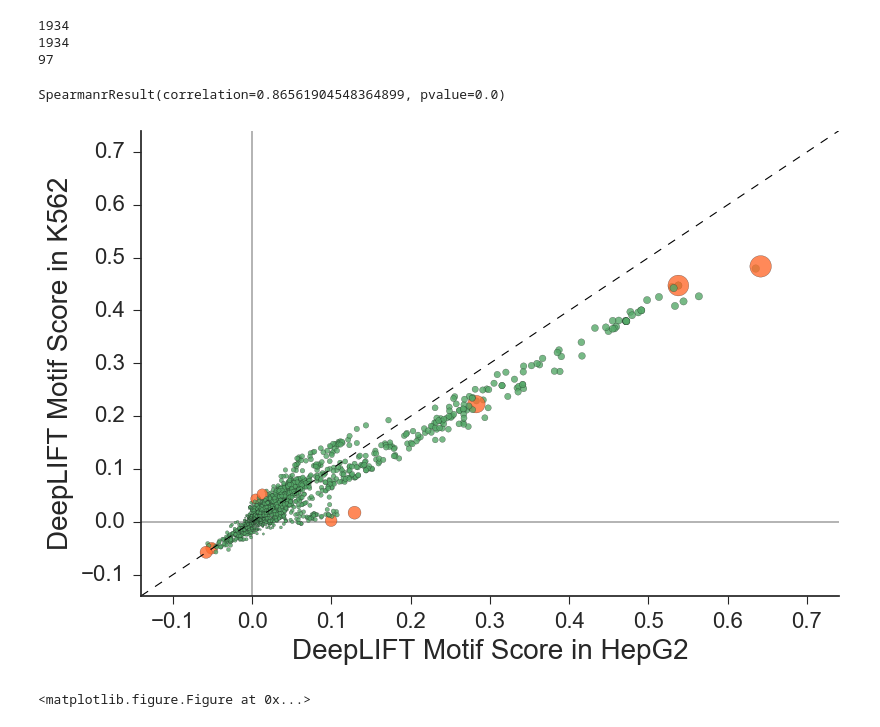
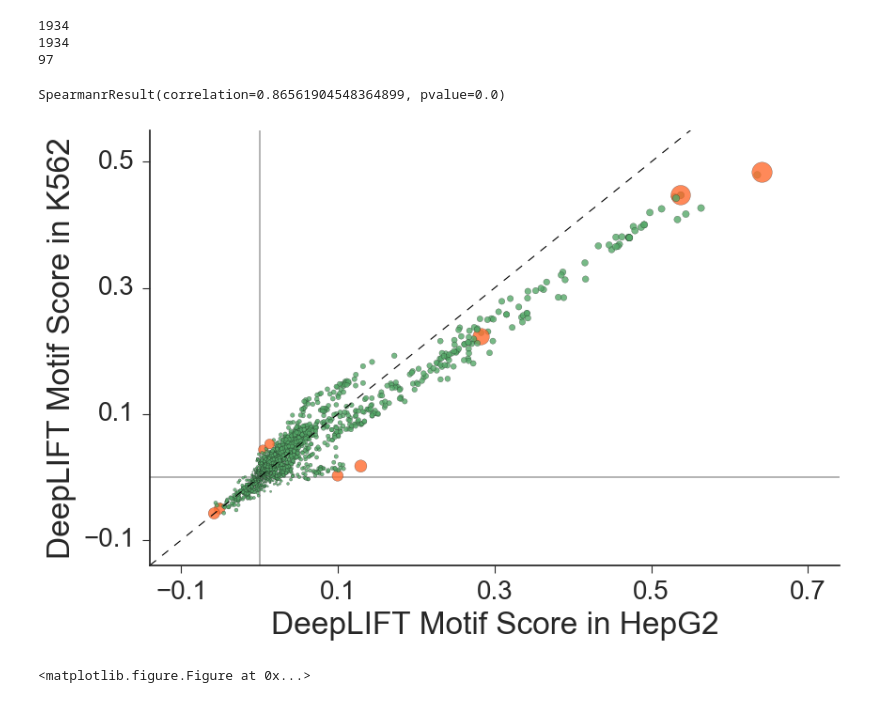
Before and after one commit to kundajelab/mpra, a Jupyter notebook: deeplearn/scripts/Sharpr DeepLIFT Scoring Validation.ipynb, the cells around one changed output. Saved outputs shown, nothing was run; the diff lists cells and outputs as text; code cells hidden in the pictures.

```diff
--- a/deeplearn/scripts/Sharpr DeepLIFT Scoring Validation.ipynb
+++ b/deeplearn/scripts/Sharpr DeepLIFT Scoring Validation.ipynb
@@ -914,7 +912,8 @@ modelName = "record_13_model_bgGhy_"
 
 task_to_deeplift_contribs = OrderedDict()
 t0 = time.time()
-for task_idx in [2, 5, 8, 11]:
+# for task_idx in [2, 5, 8, 11]:
+for task_idx in [2, 8]:
     path = '../deeplift_scores/%s/contribs_reshaped_task%d.tab' % (modelName[:-1], task_idx)
     task_to_deeplift_contribs[task_idx] = pd.read_csv(path,
                                                       sep = '\t',
@@ -968,6 +959,8 @@ import sys
 
 motif_scores = OrderedDict()
 motifwcontext_scores = OrderedDict()
+sharpr_motifwcontext_scores = OrderedDict()
+
 for task_idx in task_to_deeplift_summedscores:
     motif_scores[task_idx] = {}
     motifwcontext_scores[task_idx] = {}
@@ -996,6 +989,18 @@ for motif in motifsToScore:
     fragment_idx = int(motif[-2])
 
 #     canGetContext = (motif_start - fragment_start >= 50 and motif_end + 50 <= fragment_end)
+
+    if motif_name not in sharpr_motifwcontext_scores:
+        sharpr_motifwcontext_scores[motif_name] = []
+
+    frag = motif[-3].strip().split('_')
+    region_name = '_'.join([frag[0], frag[1], frag[2], frag[4], frag[5]])
+    region_start = int(frag[5]) - 147
+    scores = np.empty(2*295 - 1, dtype = np.float32)
+    scores[:] = np.NAN
+    motifRelativePosition = (motif_start + motif_end)/2 - region_start
+    scores[len(scores)/2 - motifRelativePosition : len(scores) - motifRelativePosition] = sharprScores[region_name]
+    sharpr_motifwcontext_scores[motif_name].append(scores)
 
     for task_idx in motif_scores:
         if motif_name not in motif_scores[task_idx]:
@@ -1037,4 +1042,7 @@ for task_idx in motif_scores:
 
     for motif_name in motifwcontext_scores[task_idx]:
         motifwcontext_scores[task_idx][motif_name] = np.array(motifwcontext_scores[task_idx][motif_name])
+
+    for motif_name in sharpr_motifwcontext_scores:
+        sharpr_motifwcontext_scores[motif_name] = np.array(sharpr_motifwcontext_scores[motif_name])
 # %% [output]
@@ -1222,6 +1270,11 @@ selected_idxs = []
 freeze_motifs = ['ETS_known12', 'BRCA1_disc1', 'AP1_known3', # activators
                  'SIN3A_disc1', 'REST_known4', # repressors
                  'RUNX1_6', 'GATA_known16', # k562-specific
+                 'HNF4_disc1', 'TP53_2' # hepg2-specific
+                ]
+freeze_motifs = ['ETS_known12', 'BRCA1_disc1', # activators
+                 'REST_known4', # repressors
+                 'GATA_known16', # k562-specific
                  'HNF4_disc1', 'TP53_2' # hepg2-specific
                 ]
 freeze_idxs = []
@@ -1261,7 +1314,7 @@ print len(selected_idxs)
 from plot_functions import jointplot, regplot
 from scipy.stats import spearmanr
 
-plt.figure(figsize=(9,6),dpi=300)
+plt.figure(figsize=(9,6),dpi=600)
 
 sns.set(context='paper',
         style='ticks',
@@ -1291,41 +1344,45 @@ ax = sns.regplot(y = motif_scores_set1, x = motif_scores_set2,
 #                            'color': 'g', # greenery
                            'color': colorlist,
                            'edgecolor': 'k',
                            'linewidth': 0.2
 #                            'edgecolors': len(motif_scores_set1)*['k']
                           }
            )
 
 axlim = [-0.14, 0.74]
 ax.set_xlim(axlim)
-ax.set_ylim(axlim)
+ax.set_ylim([-0.14, 0.55])
 ax.plot(axlim, axlim, linestyle='--', color='black', linewidth = 0.8)
 
 plt.axvline(0, zorder = -5, color = '#B3B3B3')
 plt.axhline(0, zorder = -5, color = '#B3B3B3')
 
-ax.tick_params(axis='both', which='major', labelsize=16)
-ax.tick_params(axis='both', which='minor', labelsize=16)
+plt.xticks([-0.1, 0.1, 0.3, 0.5, 0.7], fontsize=20)
+plt.yticks([-0.1, 0.1, 0.3, 0.5], fontsize=20)
+
+# ax.tick_params(axis='both', which='major', labelsize=16)
+# ax.tick_params(axis='both', which='minor', labelsize=16)
 
 # for idx in show_idxs:
 #     ax.annotate(motif_names_list[idx], (motif_scores_set1[idx], motif_scores_set2[idx]), fontsize=12)
 
 # ax.annotate('origin', (0,0))
 
 # ax.set_xlabel('DeepLIFT Motif Score in K562', fontsize = 20, color = '#BC243C')
 # ax.set_ylabel('DeepLIFT Motif Score in HepG2', fontsize = 20, color = '#5B5EA6')
-ax.set_ylabel('DeepLIFT Motif Score in K562', fontsize = 20)
-ax.set_xlabel('DeepLIFT Motif Score in HepG2', fontsize = 20)
+ax.set_ylabel('DeepLIFT Motif Score in K562', fontsize = 24)
+ax.set_xlabel('DeepLIFT Motif Score in HepG2', fontsize = 24)
 
 sns.despine()
 
+plt.tight_layout()
 plt.savefig('../model_files/sharpr_znormed_jul23/interpretation/motifscore_scatterplots/' +
-            'K562vsHepG2_scatterplot_scaledpoints_unlabeled_uncoloredaxlabels.png',
-            dpi=300)
+            'K562vsHepG2_ticks_scatterplot_scaledpoints_unlabeled_uncoloredaxlabels.png',
+            dpi=600)
 plt.show()
 # %% [output]
 SpearmanrResult(correlation=0.86561904548364899, pvalue=0.0)
-[figure, old version]
+[figure, new version]
 # %%
 jointplot(np.array(motif_scores_set1),
           np.array(motif_scores_set2),
```
Also changed, not shown: parts of 8 cells of this notebook, 15 other files.
